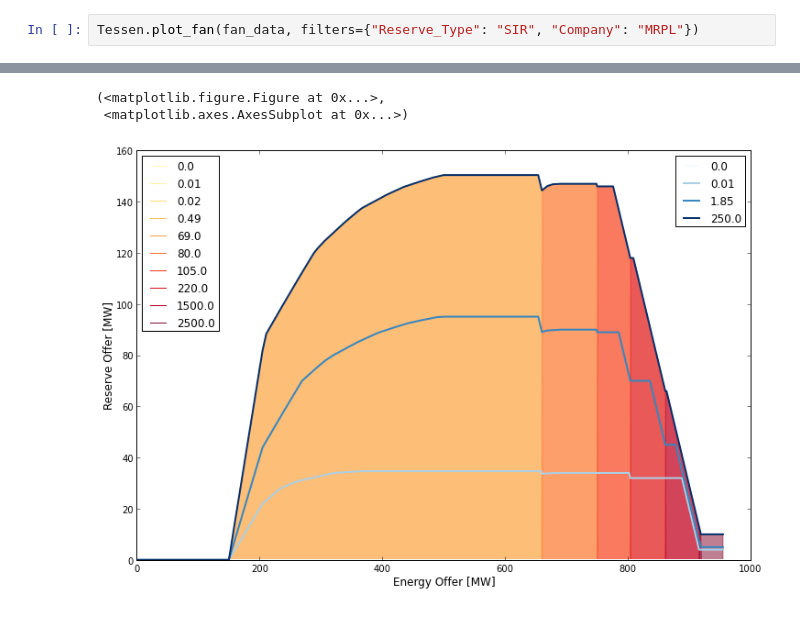
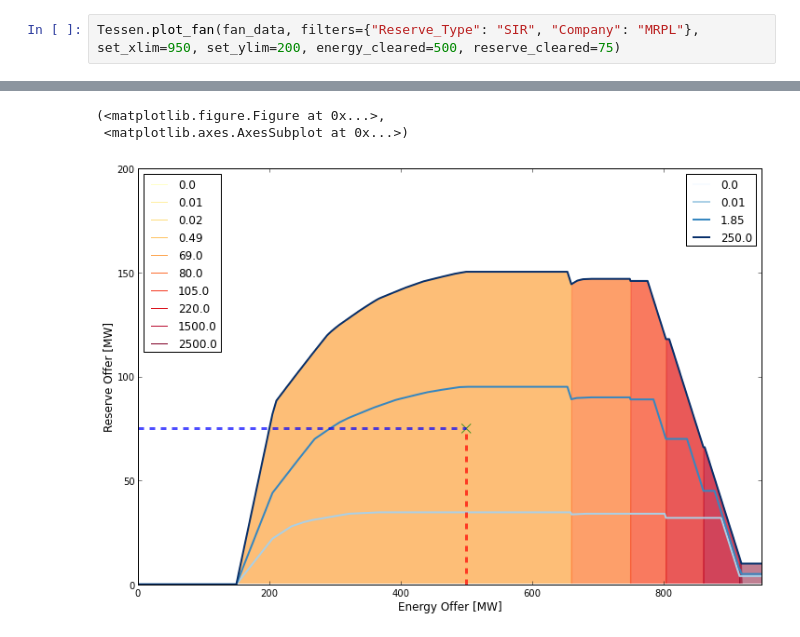
Before and after one commit to NigelCleland/Tessen, a Jupyter notebook: sample_data/Example_Tessen.ipynb, the cells around one changed output, grey strips where cells are left out. Drawn from its saved outputs; the diff is of its cells as text.

Commit message:
Adding a market to indicate the exact point at which energy and reserve clear

```diff
--- a/sample_data/Example_Tessen.ipynb
+++ b/sample_data/Example_Tessen.ipynb
@@ -16,5 +16,5 @@ I successfully calculated 175 fans in 1 seconds
 # %%
-Tessen.plot_fan(fan_data, filters={"Reserve_Type": "SIR", "Company": "MRPL"})
+Tessen.plot_fan(fan_data, filters={"Reserve_Type": "SIR", "Company": "MRPL"}, set_xlim=950, set_ylim=200, energy_cleared=500, reserve_cleared=75)
 # %% [output]
  I'm beginning to plot the fan now, I estimate this will
     take me at least 1 seconds
@@ -23,3 +23,3 @@ I've completed the fan curve and optionally saved it to None, I
 (<matplotlib.figure.Figure at 0x...>,
  <matplotlib.axes.AxesSubplot at 0x...>)
-[figure, old version]
+[figure, new version]
```
Also changed, not shown: parts of 3 cells of this notebook, 1 other file.
